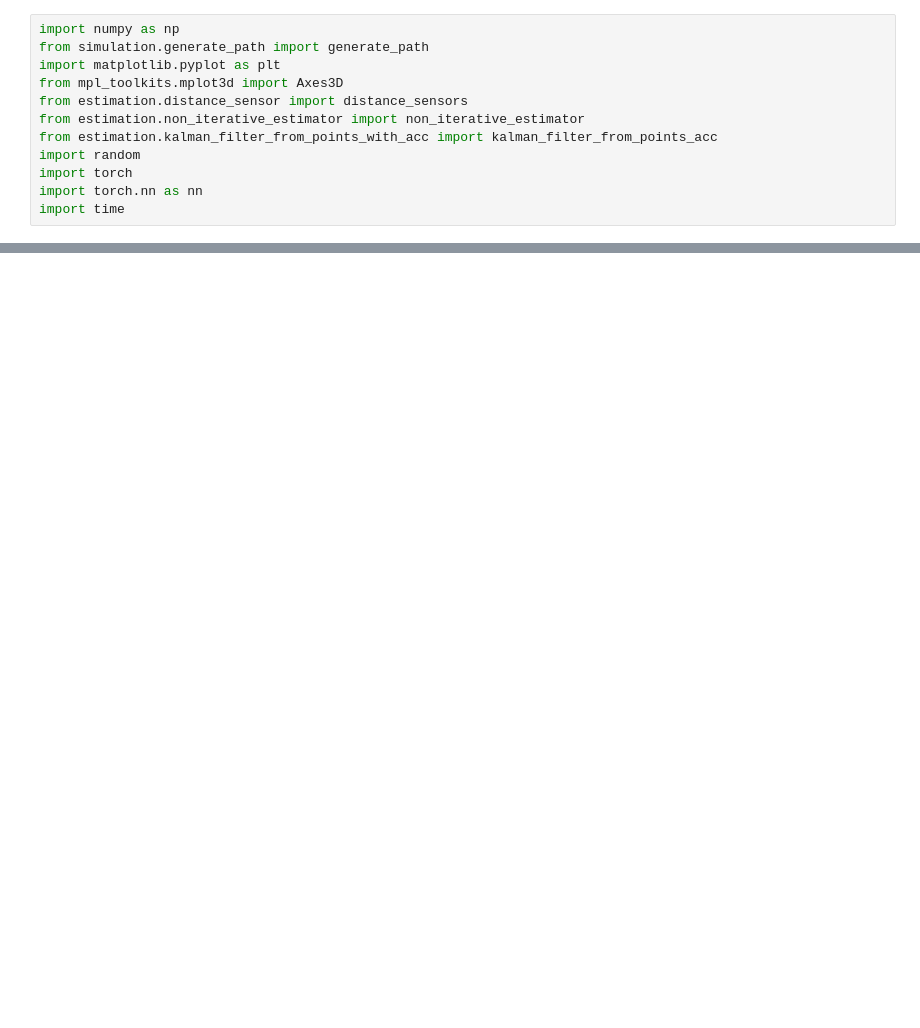
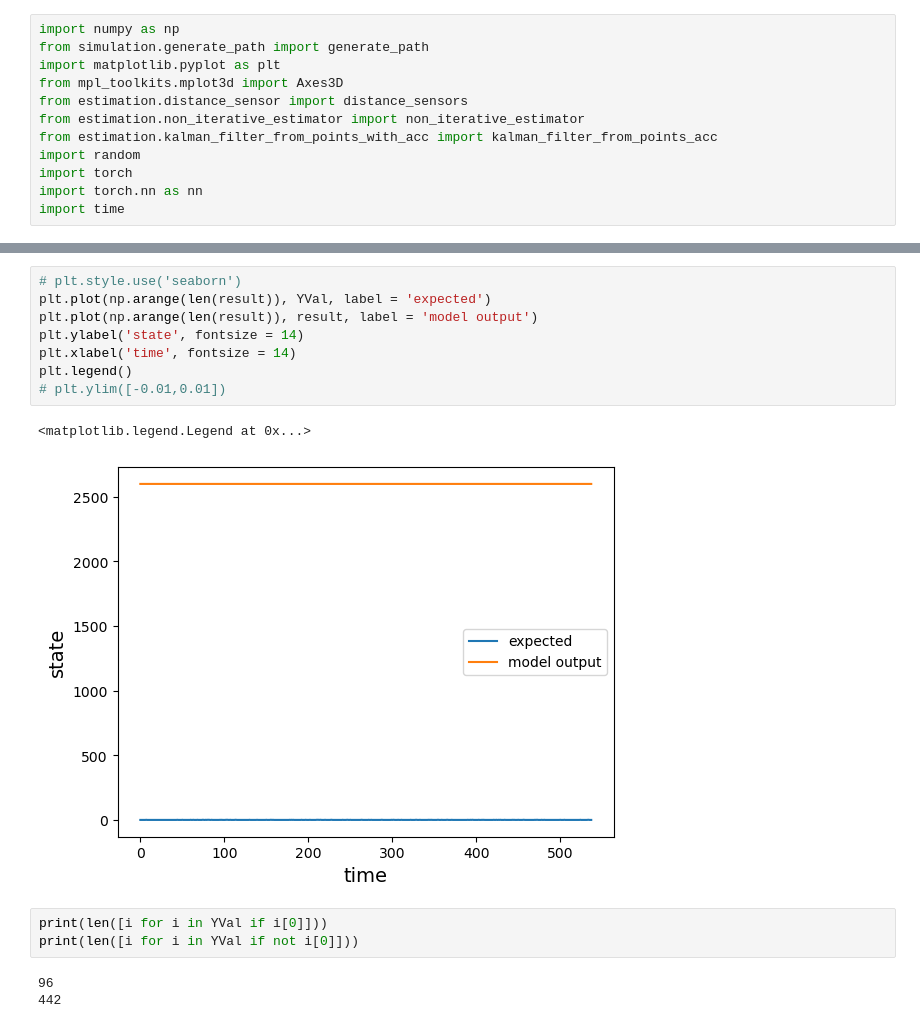
Before and after one commit to EilamNir/noisy-triangulation, a Jupyter notebook: python/src/DeepLearningTrain.ipynb, the cells around one changed output, grey strips where cells are left out. Saved outputs shown, nothing was run; the diff lists cells and outputs as text; blank space fills up the shorter version.

```diff
--- a/python/src/DeepLearningTrain.ipynb
+++ b/python/src/DeepLearningTrain.ipynb
@@ -205,0 +308,17 @@ Epoch [20/20], Step [200/1877], Loss: 0.6211, Time: 22.8227 secs
+# %%
+# plt.style.use('seaborn')
+plt.plot(np.arange(len(result)), YVal, label = 'expected')
+plt.plot(np.arange(len(result)), result, label = 'model output')
+plt.ylabel('state', fontsize = 14)
+plt.xlabel('time', fontsize = 14)
+plt.legend()
+# plt.ylim([-0.01,0.01])
+# %% [output]
+<matplotlib.legend.Legend at 0x...>
+[figure, added]
+# %%
+print(len([i for i in YVal if i[0]]))
+print(len([i for i in YVal if not i[0]]))
+# %% [output]
+96
+442
```
Also changed, not shown: parts of 7 cells of this notebook.
